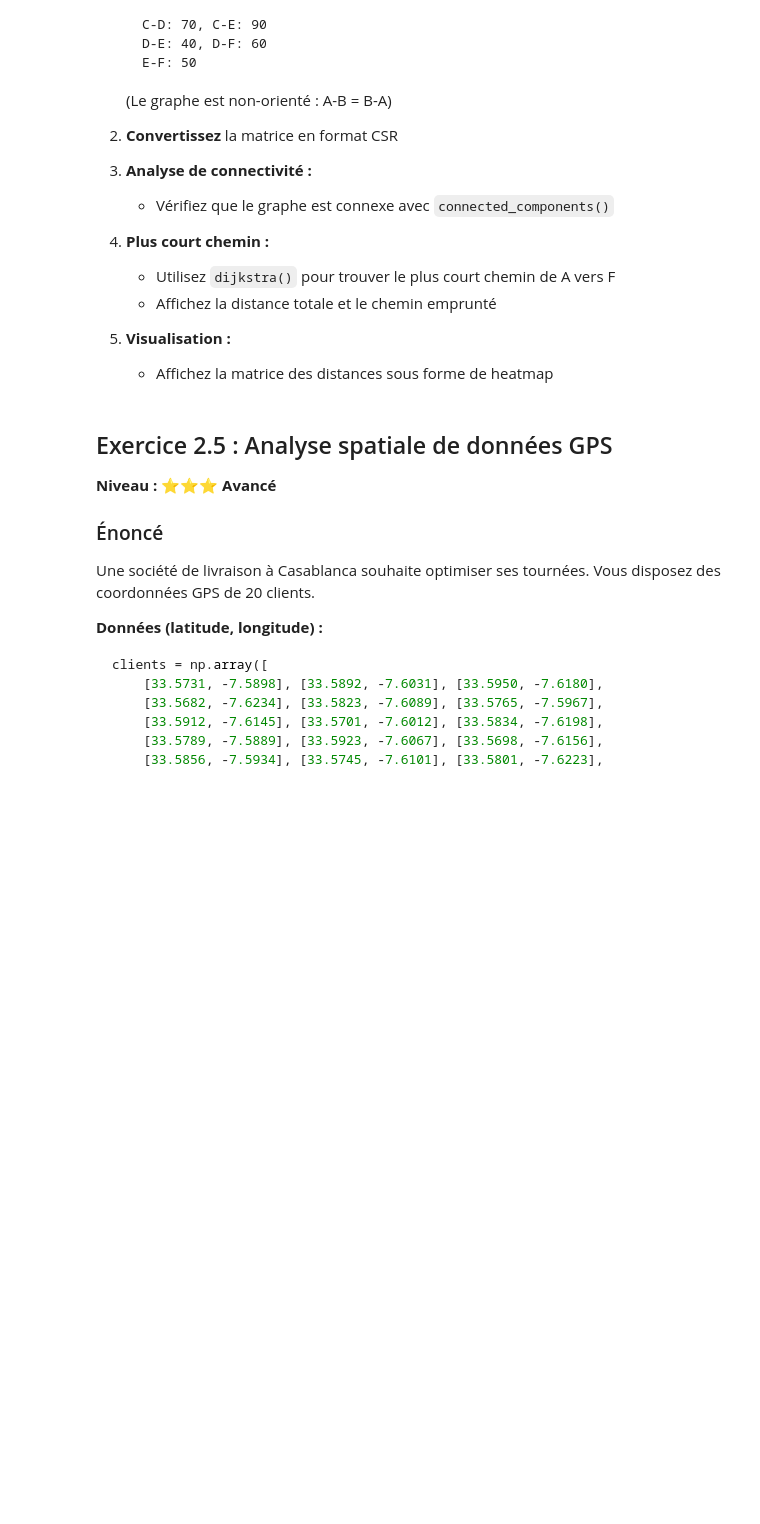
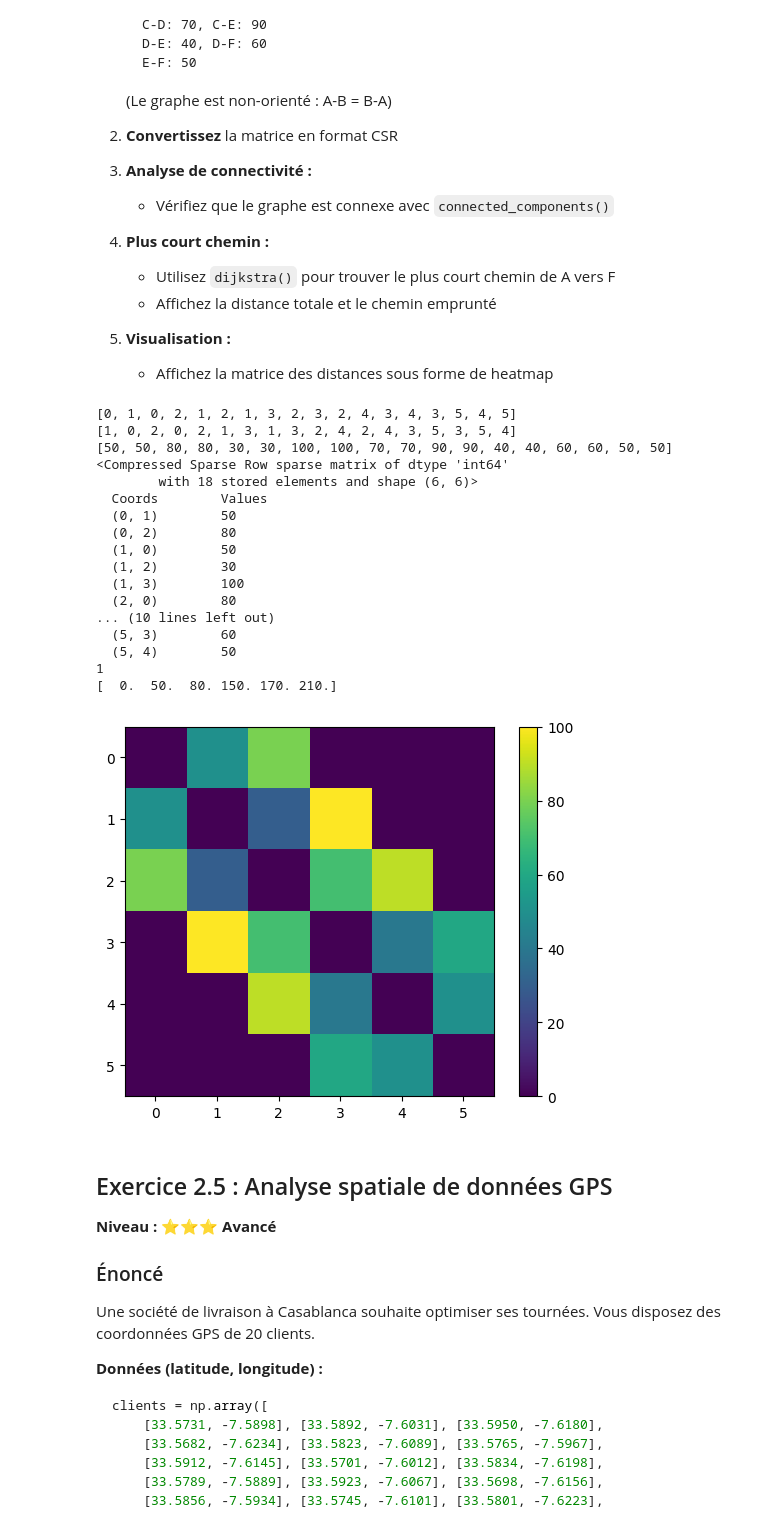
Before and after one commit to WassimXcx-dotcom/EventsManagerProject, a Jupyter notebook: exercices/exercices-pratiques-scipy.ipynb, the cells around one changed output. Cells and saved outputs as stored; diff of their text form; code cells hidden in the pictures; blank space fills up the shorter version.

```diff
--- a/exercices/exercices-pratiques-scipy.ipynb
+++ b/exercices/exercices-pratiques-scipy.ipynb
@@ -717,6 +807,79 @@ Vous analysez un réseau de transport entre 6 villes.
 
 5. **Visualisation :**
    - Affichez la matrice des distances sous forme de heatmap
+# %%
+import numpy as np
+from scipy.sparse import csr_matrix
+from scipy.sparse.csgraph import connected_components, dijkstra
+import matplotlib.pyplot as plt
+
+villes = np.array([0,1,2,3,4,5])
+n_villes = len(villes)
+n_villes
+liaisions = {
+    (0,1) : 50,
+    (0,2) : 80,
+    (1,2) : 30,
+    (1,3) : 100,
+    (2,3) : 70,
+    (2,4) : 90,
+    (3,4) : 40,
+    (3,5) : 60,
+    (4,5) : 50
+}
+
+rows = []
+cols = []
+data = []
+
+
+for (i,j), d  in liaisions.items():
+    rows.append(i)
+    cols.append(j)
+    data.append(d)
+#
+    rows.append(j)
+    cols.append(i)
+    data.append(d)
+print(rows)
+print(cols)
+print(data)
+
+#
+csr = csr_matrix((data,(rows,cols)) , shape=(n_villes,n_villes))
+print(csr)
+
+#
+connected_comp ,labels = connected_components(csr , directed=False)
+print(connected_comp)
+
+#
+dijkstra = dijkstra(csr,indices=0)
+print(dijkstra)
+#
+
+plt.imshow(csr.toarray())
+plt.colorbar()
+plt.show()
+# %% [output]
+[0, 1, 0, 2, 1, 2, 1, 3, 2, 3, 2, 4, 3, 4, 3, 5, 4, 5]
+[1, 0, 2, 0, 2, 1, 3, 1, 3, 2, 4, 2, 4, 3, 5, 3, 5, 4]
+[50, 50, 80, 80, 30, 30, 100, 100, 70, 70, 90, 90, 40, 40, 60, 60, 50, 50]
+<Compressed Sparse Row sparse matrix of dtype 'int64'
+        with 18 stored elements and shape (6, 6)>
+  Coords        Values
+  (0, 1)        50
+  (0, 2)        80
+  (1, 0)        50
+  (1, 2)        30
+  (1, 3)        100
+  (2, 0)        80
+... (10 lines left out)
+  (5, 3)        60
+  (5, 4)        50
+1
+[  0.  50.  80. 150. 170. 210.]
+[figure, added]
 # %% [markdown]
 ## Exercice 2.5 : Analyse spatiale de données GPS
 **Niveau : ⭐⭐⭐ Avancé**
```
Also changed, not shown: parts of 2 cells of this notebook.
